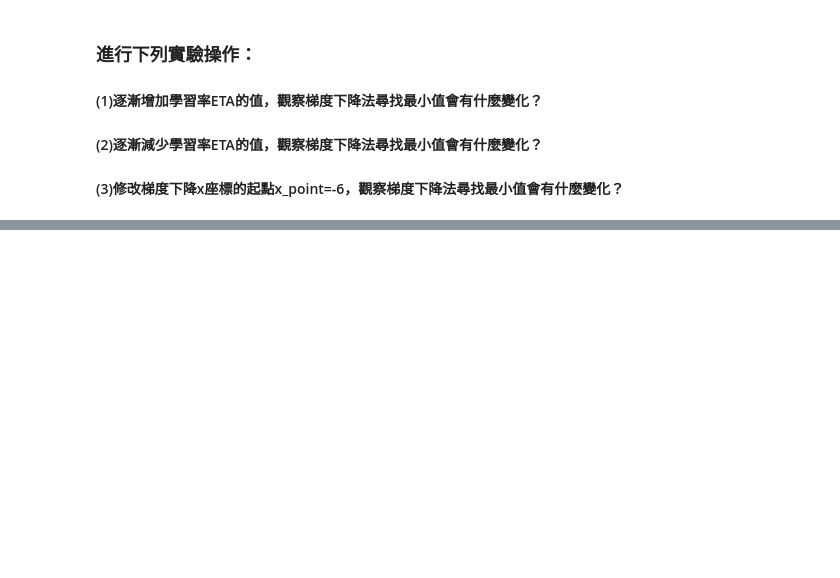
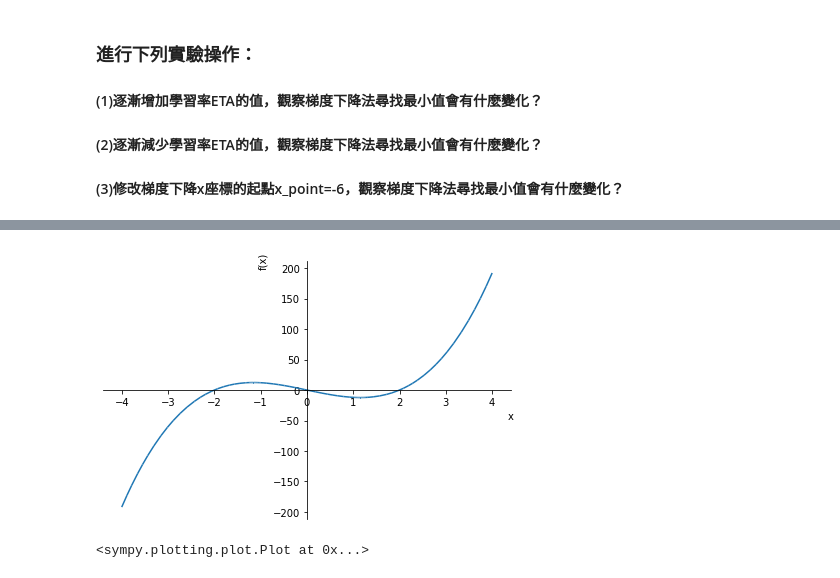
Before and after one commit to bin010203/Machine-Learning, a Jupyter notebook: A1_02梯度下降法逼近.ipynb, the cells around one changed output, grey strips where cells are left out. Cells and saved outputs as stored; diff of their text form; code cells hidden in the pictures; blank space fills up the shorter version.

```diff
--- a/A1_02梯度下降法逼近.ipynb
+++ b/A1_02梯度下降法逼近.ipynb
@@ -106,0 +298,5 @@ for i in range(len(step_x)):
+# %%
+sp.plot(f1,(x,-4,4))
+# %% [output]
+[figure, added]
+<sympy.plotting.plot.Plot at 0x...>
```
Also changed, not shown: parts of 70 cells of this notebook.
